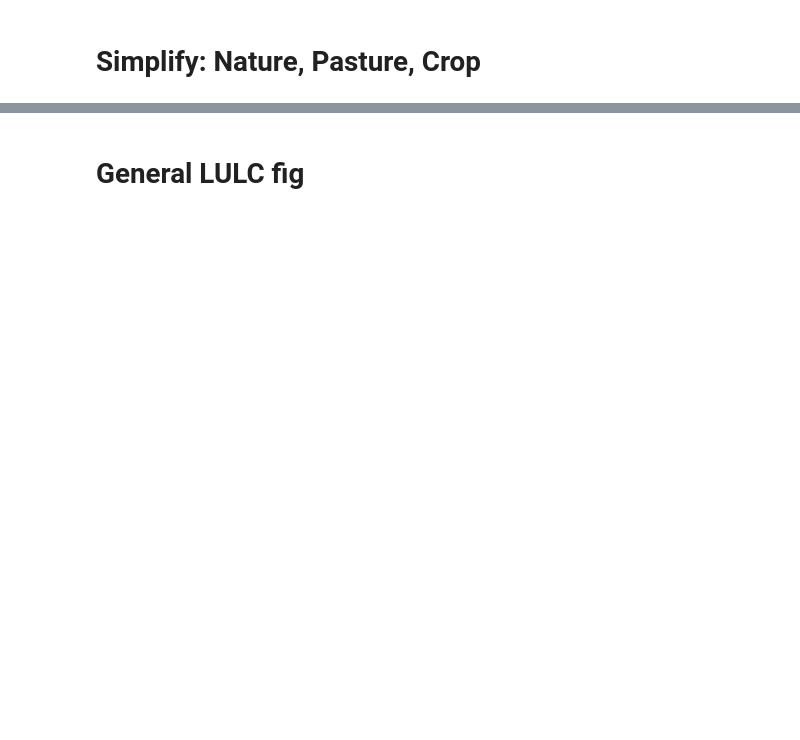
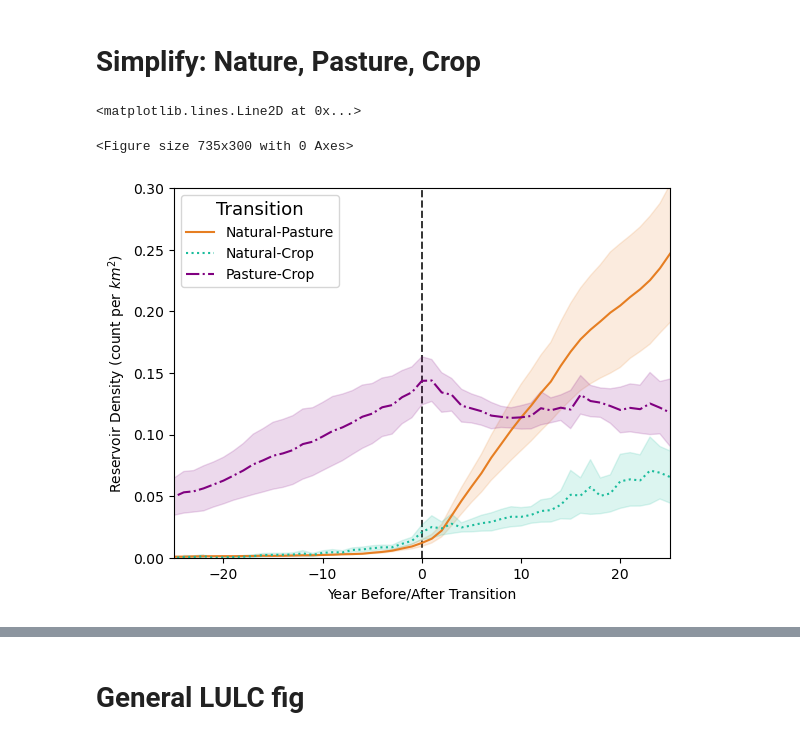
Before and after one commit to kysolvik/reservoir-id-smp, a Jupyter notebook: reservoir-id-smp/analysis/lulc/lulc_figs.ipynb, the cells around one changed output, grey strips where cells are left out. Drawn from its saved outputs; the diff is of its cells as text; code cells hidden in the pictures; blank space fills up the shorter version.

```diff
--- a/reservoir-id-smp/analysis/lulc/lulc_figs.ipynb
+++ b/reservoir-id-smp/analysis/lulc/lulc_figs.ipynb
@@ -171,6 +175,7 @@ rename_dict = {
     }
 # %%
 full_normalized_df = pd.concat(normalized_dfs_count)[rename_dict.keys()]
+full_normalized_df.index = full_normalized_df.index - ZERO_YEAR_AFTER
 
 mean_trajectories = full_normalized_df.groupby(level=0).mean()
 std_trajectories = full_normalized_df.groupby(level=0).std()
@@ -270,6 +282,7 @@ for res_y in res_year_range:
     normalized_dfs_simple_count.append(trans_df_count)
 # %%
 simple_full_normalized_df = pd.concat(normalized_dfs_simple_count)
+simple_full_normalized_df.index = simple_full_normalized_df.index - ZERO_YEAR_AFTER
 simple_mean_trajectories = simple_full_normalized_df.groupby(level=0).mean()
 simple_std_trajectories = simple_full_normalized_df.groupby(level=0).std()
 simple_count_trajectories = simple_full_normalized_df.groupby(level=0).count()
@@ -279,32 +292,33 @@ simple_ci_high_df = simple_count_trajectories.copy()
 for trans_type in simple_ci_low_df.columns:
     simple_ci_low_df[trans_type] = simple_full_normalized_df[trans_type].groupby(level=0).apply(calc_interval_low)
     simple_ci_high_df[trans_type] = simple_full_normalized_df[trans_type].groupby(level=0).apply(calc_interval_high)
-# %%
-simple_mean_trajectories.index = simple_mean_trajectories.index-1
 # %%
 # color_list = ['#ad5100','#1f8d49','purple']
 # color_list = ['#c0392b','black','purple']
 color_list = ['#E67E22','#1ABC9C','purple']
 linestyle_list = ['-',':','-.']
 fig = plt.figure(figsize=(7.35, 3))
-ax = simple_mean_trajectories.plot(xlim=[-30, 30],ylim=[0,0.30], color = color_list, style=linestyle_list, legend=False)
+ax = simple_mean_trajectories.plot(xlim=[-25, 25],ylim=[0,0.30], color = color_list, style=linestyle_list, legend=False)
 ax.legend(loc='upper left',
         #   title=r'$\bf{Transition}$',
           title='Transition',
           title_fontsize=13)
 i=0
 for cover_type in simple_mean_trajectories.columns:
     ax.fill_between(simple_mean_trajectories.index,
                     (simple_ci_low_df)[cover_type],
                     (simple_ci_high_df)[cover_type],
                     alpha=0.15,
                     color=color_list[i])
     i += 1
 # colors=['C0','C1','C2']
 # for i,cover_type in enumerate(simple_mean_trajectories.columns):
 #     ax.scatter(simple_full_normalized_df.index, simple_full_normalized_df[cover_type],
 #                alpha=0.3,color=colors[i], edgecolors='none',s=18)
 ax.set_xlabel('Year Before/After Transition')
 ax.set_ylabel('Reservoir Density (count per $km^2$)')
 ax.axvline(0.062, color='black', linestyle='--', zorder=-100, alpha=0.8,lw=1.4)
-fig.show()
+# %% [output]
+<matplotlib.lines.Line2D at 0x...>
+<Figure size 735x300 with 0 Axes>
+[figure, added]
```
Also changed, not shown: parts of 35 cells of this notebook.
